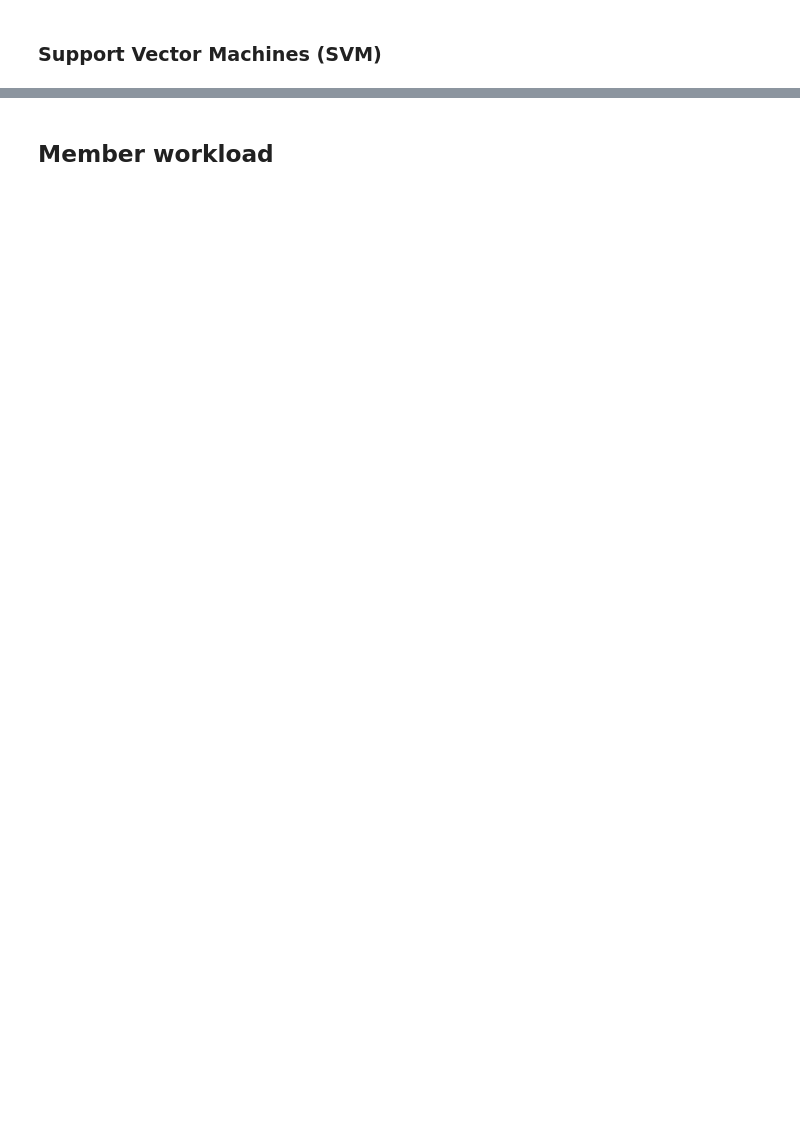
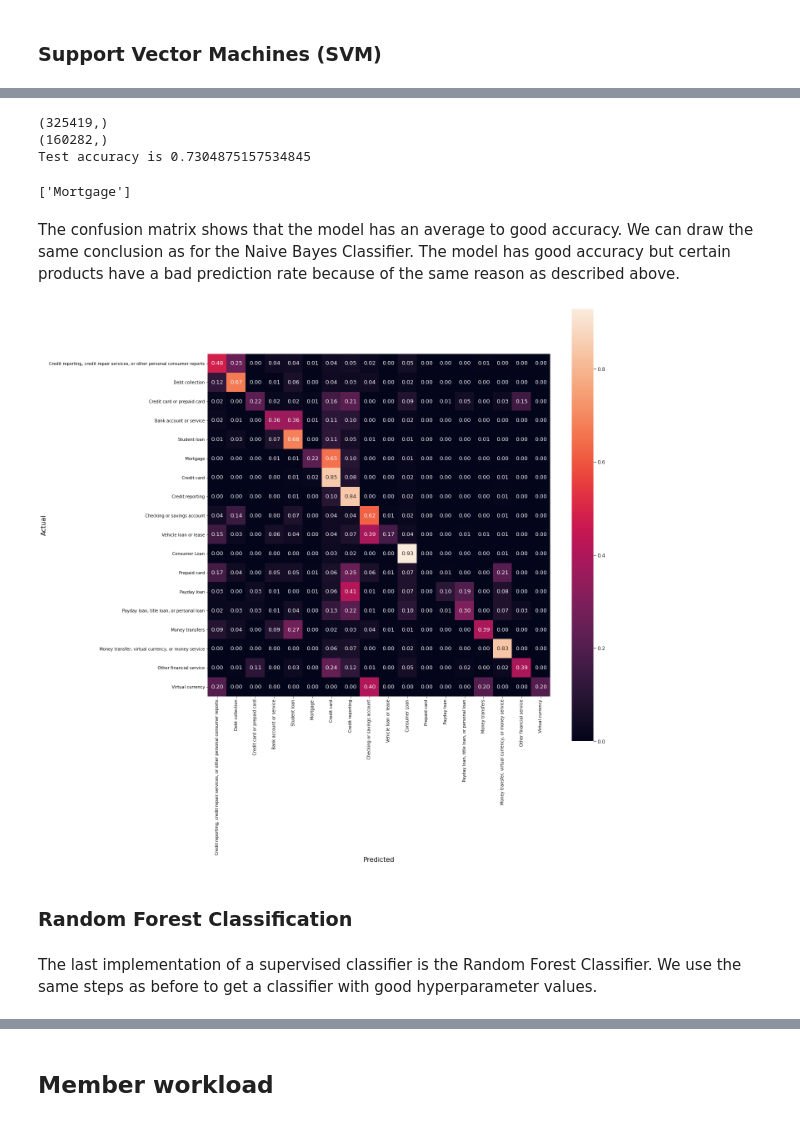
Before and after one commit to GillisWerrebrouck/UGent_Machine-Learning-Project, a Jupyter notebook: project-notebook.ipynb, the cells around one changed output, grey strips where cells are left out. Saved outputs shown, nothing was run; the diff lists cells and outputs as text; code cells hidden in the pictures; blank space fills up the shorter version.

```diff
--- a/project-notebook.ipynb
+++ b/project-notebook.ipynb
@@ -378,0 +637,54 @@ __Disadvantages__:
+# %%
+from sklearn.model_selection import train_test_split, GridSearchCV
+from nltk.corpus import stopwords
+from sklearn.pipeline import Pipeline
+from sklearn.feature_extraction.text import CountVectorizer, TfidfTransformer
+from sklearn.svm import LinearSVC
+from sklearn.metrics import accuracy_score
+stop_words = set(stopwords.words('english'))
+
+y = cleaned_dataset['Product']
+X_train, X_test, y_train, y_test = train_test_split(cleaned_dataset['Consumer complaint narrative'], y, random_state=None ,test_size=0.33, stratify=y)
+
+print(X_train.shape)
+print(X_test.shape)
+
+clf_pipeline = Pipeline([
+    ('vectorize', CountVectorizer(min_df=0.01, max_df=0.6, ngram_range=(1,2), stop_words=stop_words)),
+    ('tfidf', TfidfTransformer(norm='l2', sublinear_tf=True, use_idf=False)),
+    ('svc_clf', LinearSVC(multi_class='ovr', loss='squared_hinge')),
+])
+
+clf = clf_pipeline.fit(X_train, y_train)
+prediction = clf_pipeline.predict(X_test)
+print('Test accuracy is {}'.format(accuracy_score(y_test, prediction)))
+# %% [output]
+(325419,)
+(160282,)
+Test accuracy is 0.7304875157534845
+# %%
+print(clf.predict(["I would like to get a loan for a house"]))
+# %% [output]
+['Mortgage']
+# %% [markdown]
+The confusion matrix shows that the model has an average to good accuracy. We can draw the same conclusion as for the Naive Bayes Classifier. The model has good accuracy but certain products have a bad prediction rate because of the same reason as described above.
+# %%
+from sklearn.metrics import confusion_matrix
+
+conf_mat = confusion_matrix(y_test, prediction, normalize='true')
+fig, ax = plt.subplots(figsize=(15,15))
+plt.tight_layout()
+sns.set(font_scale=1.1)
+sns.heatmap(conf_mat, annot=True, fmt='.2f', square=True,
+            xticklabels=label_to_id[0],
+            yticklabels=label_to_id[0])
+plt.ylabel('Actual', size='large')
+plt.xlabel('Predicted', size='large')
+
+plt.show()
+# %% [output]
+[figure, added]
+# %% [markdown]
+### Random Forest Classification
+# %% [markdown]
+The last implementation of a supervised classifier is the Random Forest Classifier. We use the same steps as before to get a classifier with good hyperparameter values.
```
Also changed, not shown: parts of 45 cells of this notebook.
